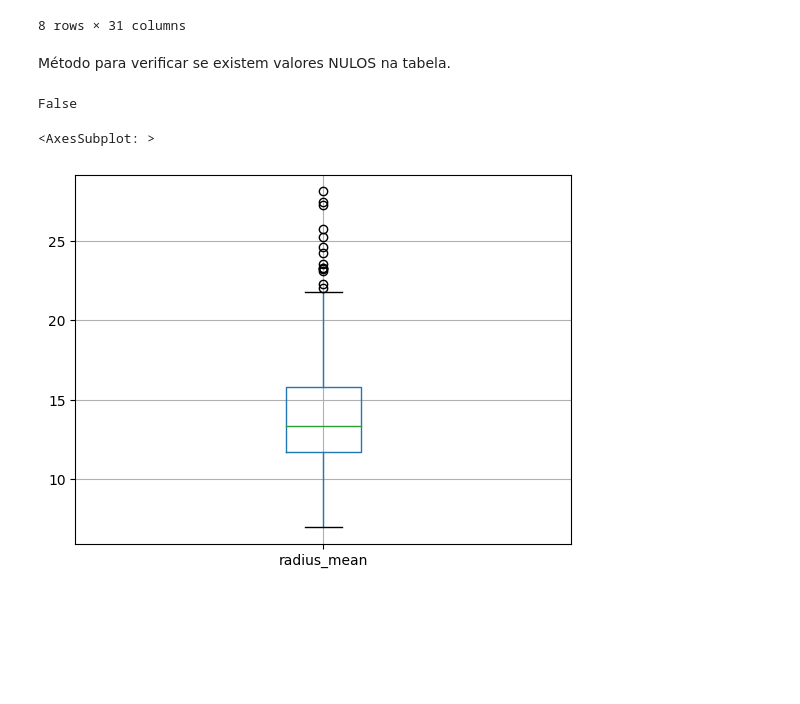
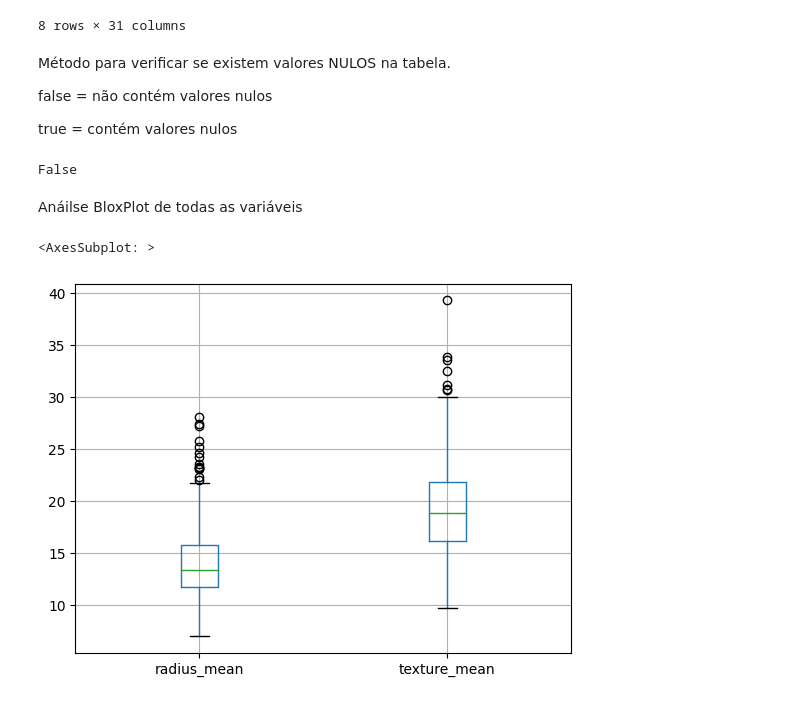
Before and after one commit to crismassaneiro/breast-cancer-analysis, a Jupyter notebook: analysis.ipynb, the cells around one changed output. Cells and saved outputs as stored; diff of their text form; code cells hidden in the pictures; blank space fills up the shorter version.

```diff
--- a/analysis.ipynb
+++ b/analysis.ipynb
@@ -65,13 +65,19 @@ df.describe()
 8 rows × 31 columns
 # %% [markdown]
 Método para verificar se existem valores NULOS na tabela.
+
+false = não contém valores nulos
+
+true = contém valores nulos
 # %%
 df.isnull().values.any()
 # %% [output]
 False
+# %% [markdown]
+Anáilse BloxPlot de todas as variáveis
 # %%
-df.boxplot(column=["radius_mean"])
+df.boxplot(column=["radius_mean", "texture_mean"])
 # %% [output]
 <AxesSubplot: >
-[figure, old version]
+[figure, new version]
 # %%
```
Also changed, not shown: parts of 22 cells of this notebook.
